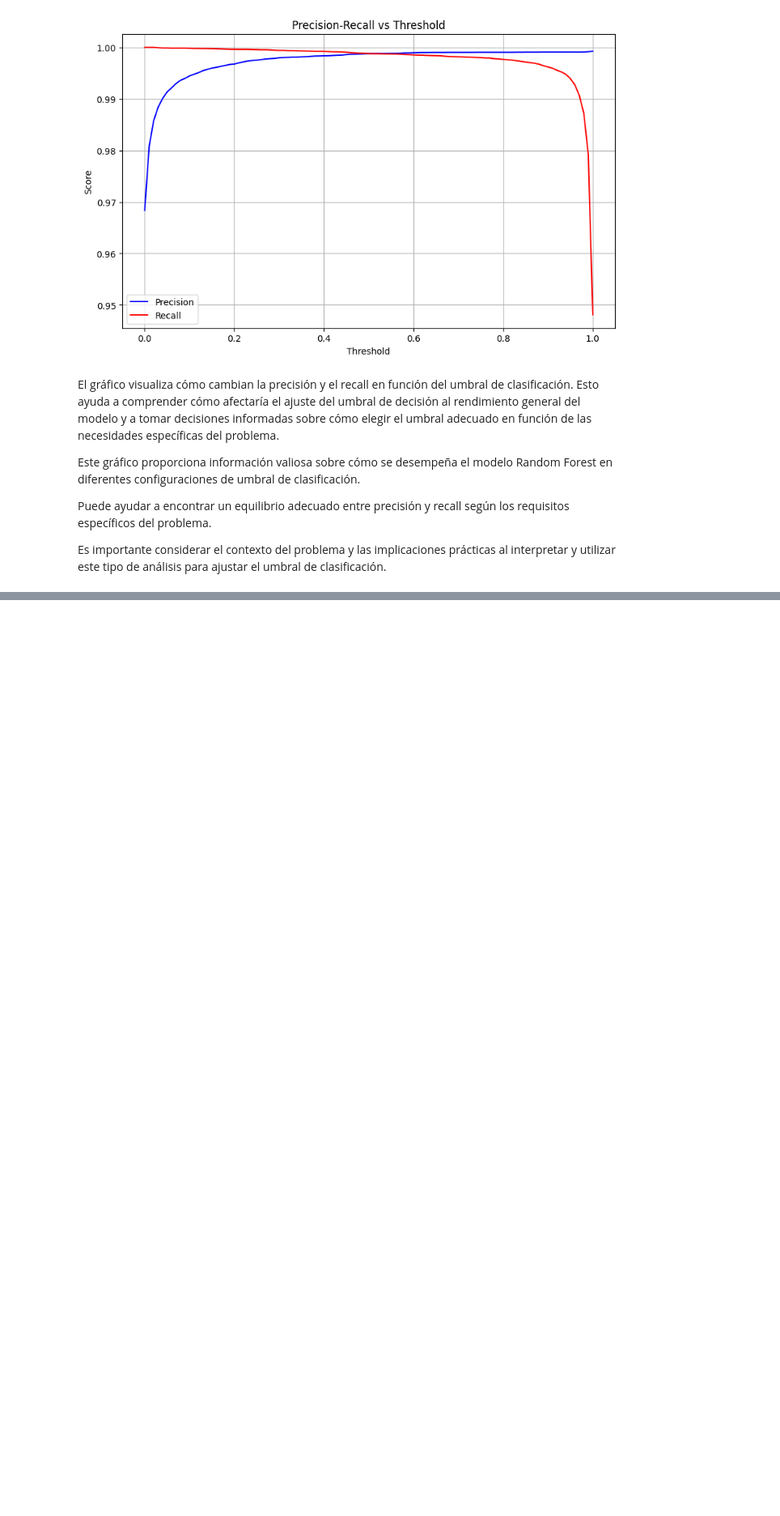
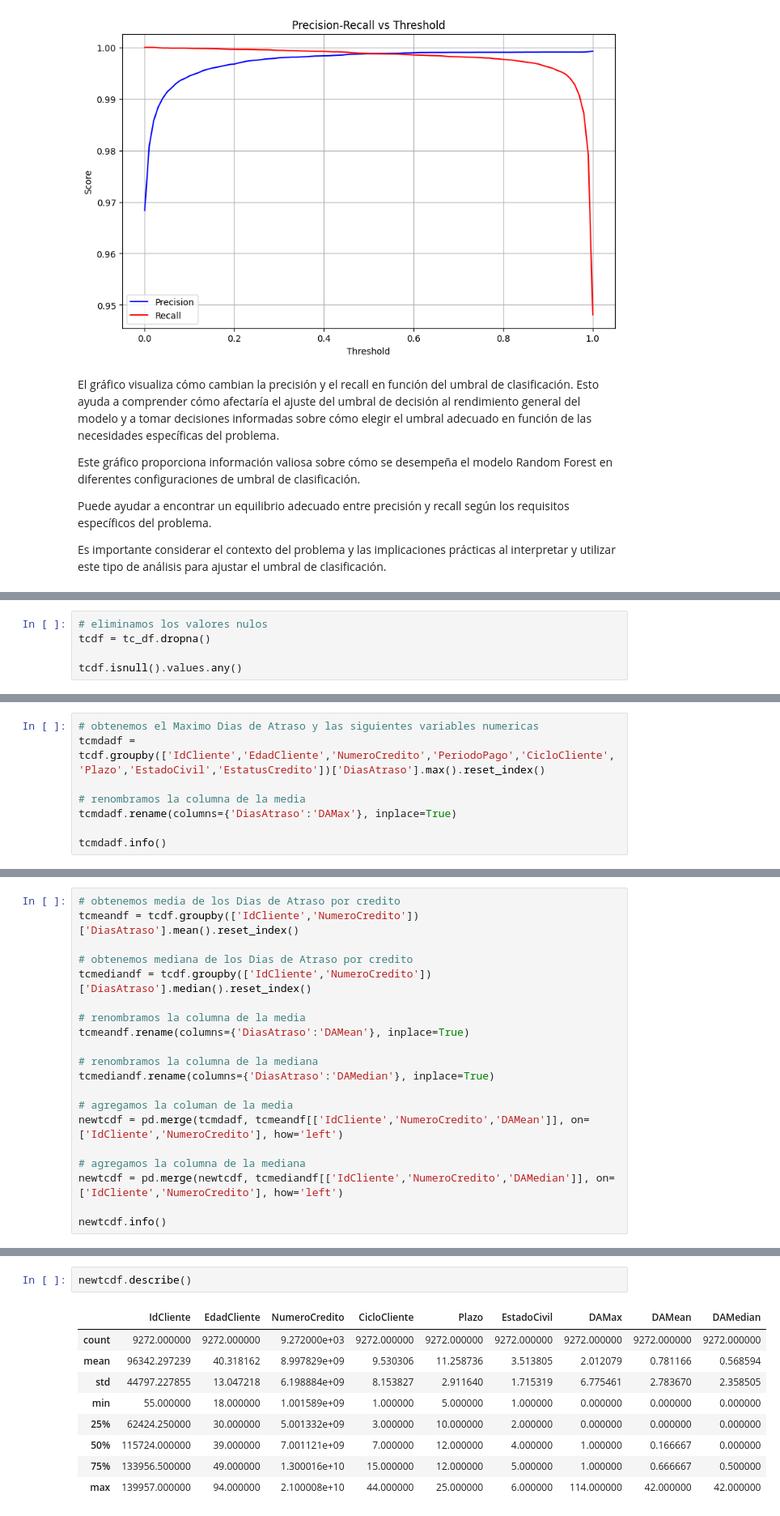
Before and after one commit to bmijangos/ProyectoIntegrador, a Jupyter notebook: Pruebas_Produccion_Equipo21.ipynb, the cells around one changed output, grey strips where cells are left out. Shown: that part at 81% size. Cells and saved outputs as stored; diff of their text form; blank space fills up the shorter version.

```diff
--- a/Pruebas_Produccion_Equipo21.ipynb
+++ b/Pruebas_Produccion_Equipo21.ipynb
@@ -910,0 +1183,5 @@ FileNotFoundError: [Errno 2] No such file or directory: 'random_forest_model.job
+# %%
+# eliminamos los valores nulos
+tcdf = tc_df.dropna()
+
+tcdf.isnull().values.any()
@@ -910,0 +1204,8 @@ FileNotFoundError: [Errno 2] No such file or directory: 'random_forest_model.job
+# %%
+# obtenemos el Maximo Dias de Atraso y las siguientes variables numericas
+tcmdadf = tcdf.groupby(['IdCliente','EdadCliente','NumeroCredito','PeriodoPago','CicloCliente','Plazo','EstadoCivil','EstatusCredito'])['DiasAtraso'].max().reset_index()
+
+# renombramos la columna de la media
+tcmdadf.rename(columns={'DiasAtraso':'DAMax'}, inplace=True)
+
+tcmdadf.info()
@@ -910,0 +1229,20 @@ FileNotFoundError: [Errno 2] No such file or directory: 'random_forest_model.job
+# %%
+# obtenemos media de los Dias de Atraso por credito
+tcmeandf = tcdf.groupby(['IdCliente','NumeroCredito'])['DiasAtraso'].mean().reset_index()
+
+# obtenemos mediana de los Dias de Atraso por credito
+tcmediandf = tcdf.groupby(['IdCliente','NumeroCredito'])['DiasAtraso'].median().reset_index()
+
+# renombramos la columna de la media
+tcmeandf.rename(columns={'DiasAtraso':'DAMean'}, inplace=True)
+
+# renombramos la columna de la mediana
+tcmediandf.rename(columns={'DiasAtraso':'DAMedian'}, inplace=True)
+
+# agregamos la columan de la media
+newtcdf = pd.merge(tcmdadf, tcmeandf[['IdCliente','NumeroCredito','DAMean']], on=['IdCliente','NumeroCredito'], how='left')
+
+# agregamos la columna de la mediana
+newtcdf = pd.merge(newtcdf, tcmediandf[['IdCliente','NumeroCredito','DAMedian']], on=['IdCliente','NumeroCredito'], how='left')
+
+newtcdf.info()
@@ -910,0 +1268,12 @@ FileNotFoundError: [Errno 2] No such file or directory: 'random_forest_model.job
+# %%
+newtcdf.describe()
+# %% [output]
+|  | IdCliente | EdadCliente | NumeroCredito | CicloCliente | Plazo | EstadoCivil | DAMax | DAMean | DAMedian |
+| count | 9272.000000 | 9272.000000 | 9.272000e+03 | 9272.000000 | 9272.000000 | 9272.000000 | 9272.000000 | 9272.000000 | 9272.000000 |
+| mean | 96342.297239 | 40.318162 | 8.997829e+09 | 9.530306 | 11.258736 | 3.513805 | 2.012079 | 0.781166 | 0.568594 |
+| std | 44797.227855 | 13.047218 | 6.198884e+09 | 8.153827 | 2.911640 | 1.715319 | 6.775461 | 2.783670 | 2.358505 |
+| min | 55.000000 | 18.000000 | 1.001589e+09 | 1.000000 | 5.000000 | 1.000000 | 0.000000 | 0.000000 | 0.000000 |
+| 25% | 62424.250000 | 30.000000 | 5.001332e+09 | 3.000000 | 10.000000 | 2.000000 | 0.000000 | 0.000000 | 0.000000 |
+| 50% | 115724.000000 | 39.000000 | 7.001121e+09 | 7.000000 | 12.000000 | 4.000000 | 1.000000 | 0.166667 | 0.000000 |
+| 75% | 133956.500000 | 49.000000 | 1.300016e+10 | 15.000000 | 12.000000 | 5.000000 | 1.000000 | 0.666667 | 0.500000 |
+| max | 139957.000000 | 94.000000 | 2.100008e+10 | 44.000000 | 25.000000 | 6.000000 | 114.000000 | 42.000000 | 42.000000 |
```
Also changed, not shown: parts of 30 cells of this notebook.
